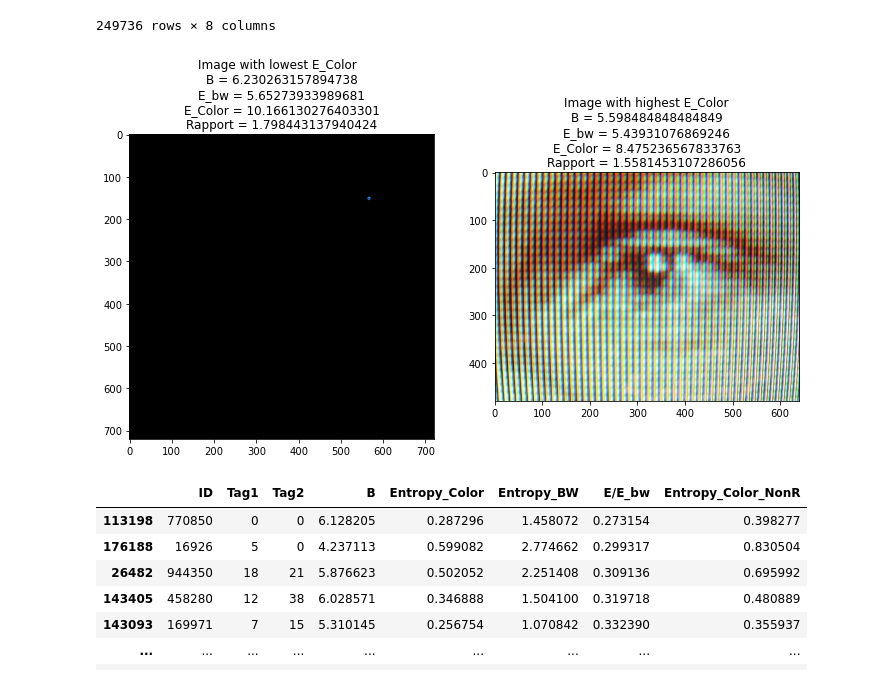
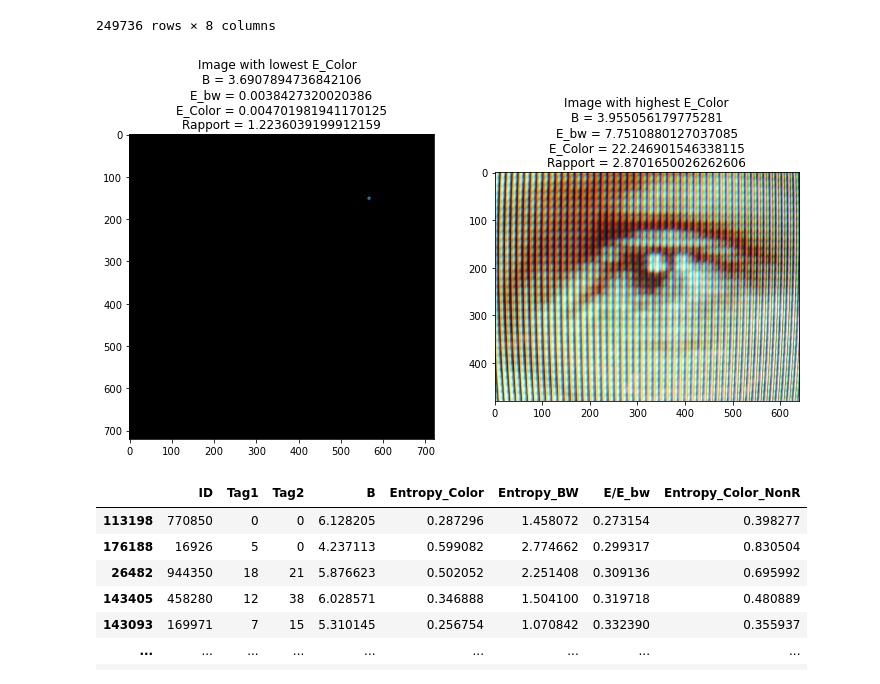
Before and after one commit to JoeBens/Entropy-Project, a Jupyter notebook: PIMA/Rapport.ipynb, the cells around one changed output. Drawn from its saved outputs; the diff is of its cells as text; code cells hidden in the pictures.

```diff
--- a/PIMA/Rapport.ipynb
+++ b/PIMA/Rapport.ipynb
@@ -182,6 +196,6 @@ niceDisplay14([image_with_lowestEbw, image_with_highestEbw],
 # %%
 #Trier les entropies couleur par ordre ascendant
-data4 = data.sort_values(by=["Entropy_Color_NonR"])
+data4 = data.sort_values(by=["Entropy_Color_NonR"]).copy()
 data4
 # %% [output]
 |  | ID | Tag1 | Tag2 | B | Entropy_Color | Entropy_BW | E/E_bw | Entropy_Color_NonR |
@@ -199,24 +213,24 @@ data4
 249736 rows × 8 columns
 # %%
 image_with_lowestEc = np.array(Image.open('images/695641.jpg'))#Charger l'image qui la plus basse Entropie Couleur
-ilc_b = data4["B"][172299] #Récupérer sa note
-ilc_bw_entropy = data4["Entropy_BW"][172299] #Récupérer son entropie Black & White
-ilc_color_entropy = data4["Entropy_Color_NonR"][172299] #Récupérer son entropie Couleur
-r1 = data4["E/E_bw"][172299] #Récupérer le rapport E/E_bw de cette image
+ilc_b = data4["B"][172298] #Récupérer sa note
+ilc_bw_entropy = data4["Entropy_BW"][172298] #Récupérer son entropie Black & White
+ilc_color_entropy = data4["Entropy_Color_NonR"][172298] #Récupérer son entropie Couleur
+r1 = data4["E/E_bw"][172298] #Récupérer le rapport E/E_bw de cette image
 
 #Ici on fait la même chose avec l'image qui l'entropie BW la plus haute
 image_with_highestEc = np.array(Image.open('images/8067.jpg'))
-ihc_b = data4["B"][136988]
-ihc_bw_entropy = data4["Entropy_BW"][136988]
-ihc_color_entropy = data4["Entropy_Color_NonR"][136988]
-r2 = data4["E/E_bw"][136988]
+ihc_b = data4["B"][136976]
+ihc_bw_entropy = data4["Entropy_BW"][136976]
+ihc_color_entropy = data4["Entropy_Color_NonR"][136976]
+r2 = data4["E/E_bw"][136976]
 
 #Afficher les deux images avec leurs données
 title1 = 'Image with lowest E_Color  \n'+'B = ' + str(ilc_b)+ '\n' + 'E_bw = '+str(ilc_bw_entropy)+'\n'+'E_Color = '+str(ilc_color_entropy) + '\n' + 'Rapport = ' + str(r1)
 title2 = 'Image with highest E_Color\n'+'B = ' + str(ihc_b)+ '\n' +'E_bw = '+str(ihc_bw_entropy)+'\n'+'E_Color = '+str(ihc_color_entropy) + '\n' + 'Rapport = ' + str(r2)
 niceDisplay14([image_with_lowestEc, image_with_highestEc],
               [title1, title2])
 # %% [output]
-[figure, old version]
+[figure, new version]
 # %%
 #Trier les rapports par ordre ascendant
```
Also changed, not shown: parts of 33 cells of this notebook.
